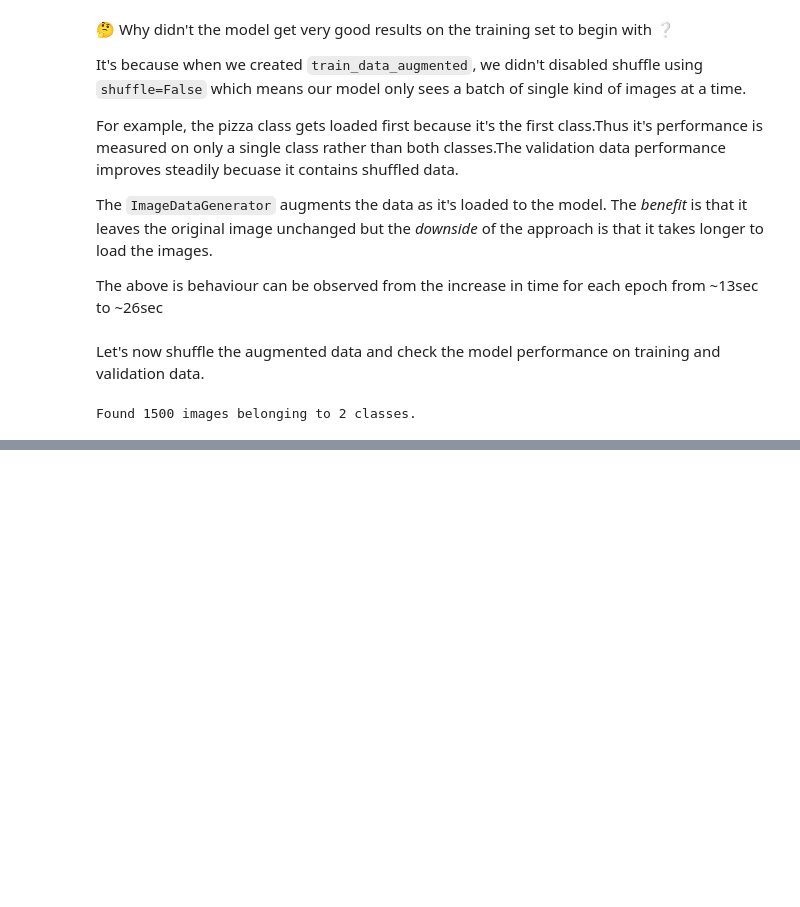
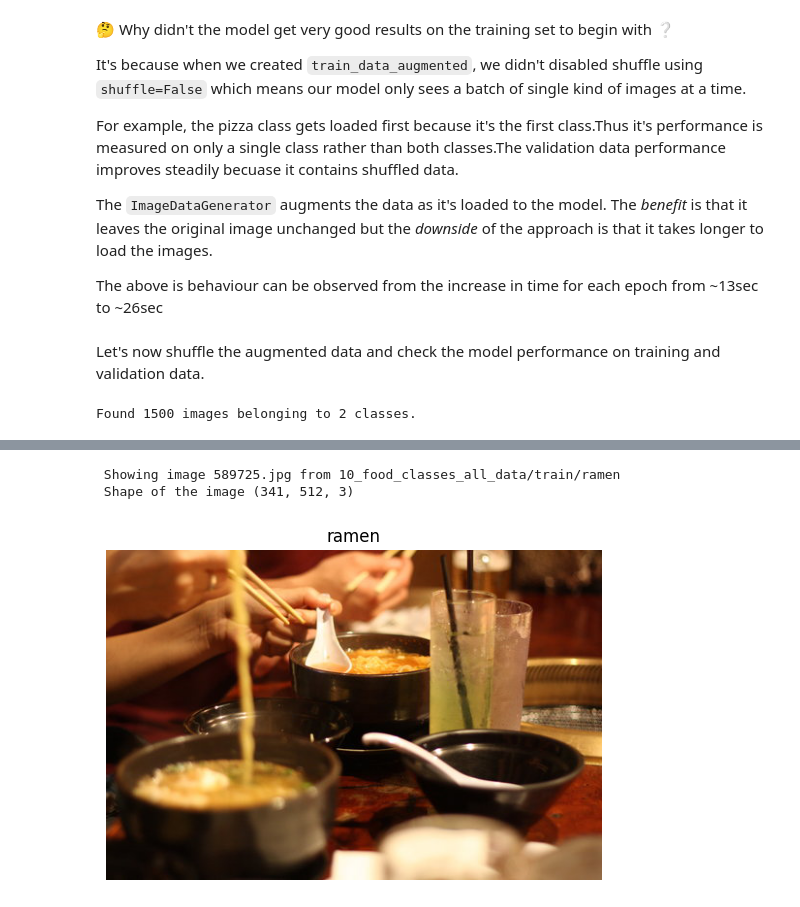
Before and after one commit to bikash119/learn_tensorflow, a Jupyter notebook: learn_tf_004.ipynb, the cells around one changed output, grey strips where cells are left out. Cells and saved outputs as stored; diff of their text form; code cells hidden in the pictures; blank space fills up the shorter version.

```diff
--- a/learn_tf_004.ipynb
+++ b/learn_tf_004.ipynb
@@ -815,0 +964,6 @@ plot_loss_curve(history_7.history)
+# %%
+random_train_img = view_random_image(target_dir=train_dir,target_class=random.choice(classnames_10))
+# %% [output]
+ Showing image 589725.jpg from 10_food_classes_all_data/train/ramen
+ Shape of the image (341, 512, 3)
+[figure, added]
```
Also changed, not shown: parts of 61 cells of this notebook.
